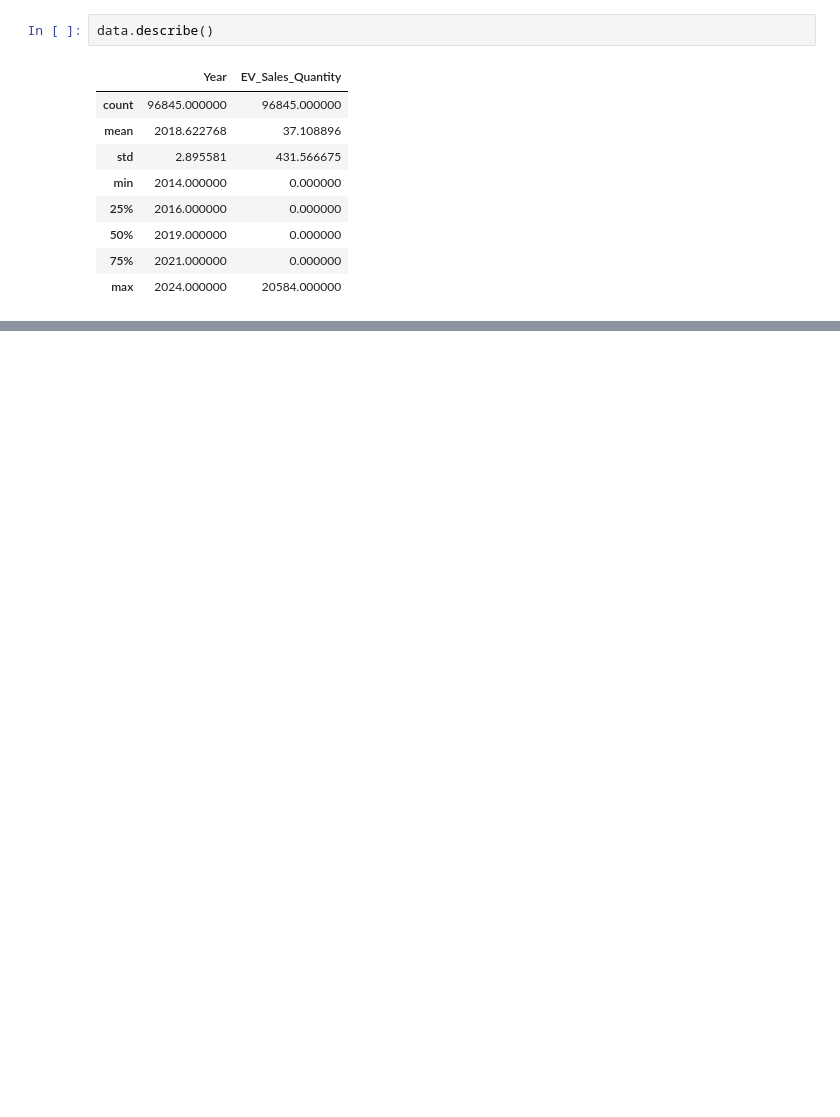
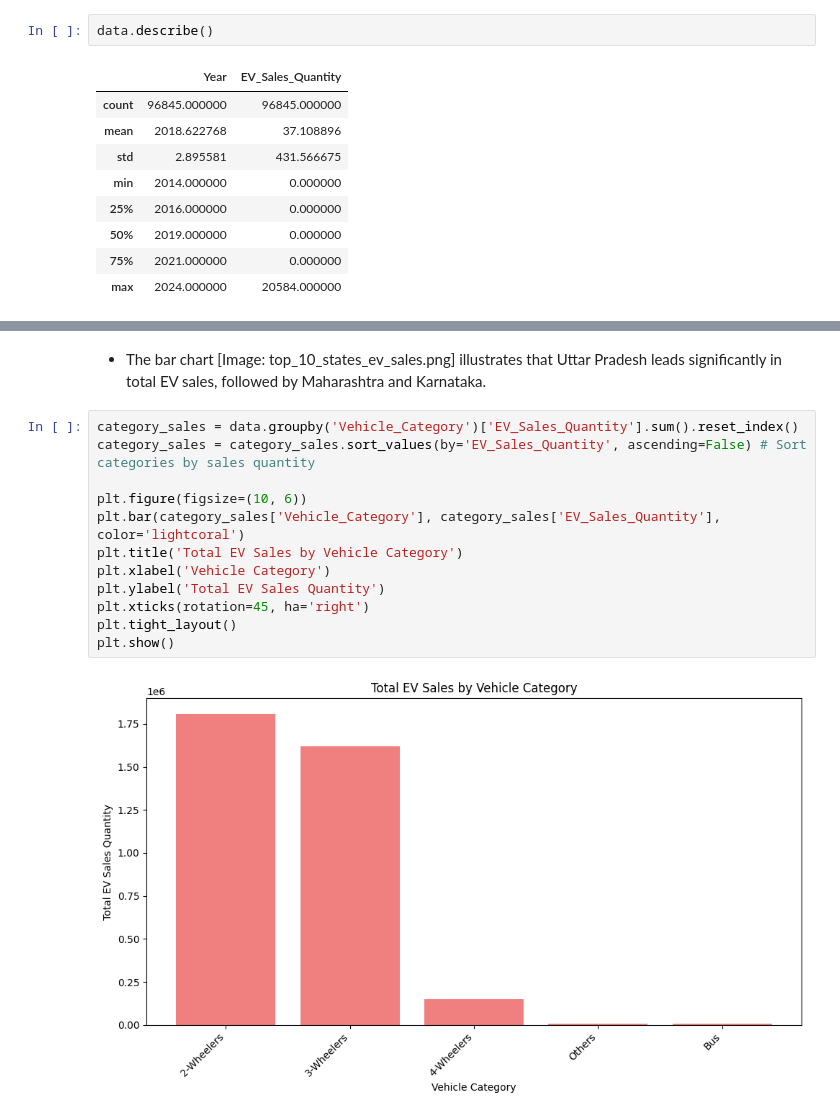
Before and after one commit to ldotmithu/-Electric-Vehicle-Sales-by-State-in-India, a Jupyter notebook: ev_sales_analysis.ipynb, the cells around one changed output, grey strips where cells are left out. Saved outputs shown, nothing was run; the diff lists cells and outputs as text; blank space fills up the shorter version.

```diff
--- a/ev_sales_analysis.ipynb
+++ b/ev_sales_analysis.ipynb
@@ -259,0 +338,16 @@ Electric Vehicle Sales Analysis Insights:
+# %% [markdown]
+- The bar chart [Image: top_10_states_ev_sales.png] illustrates that Uttar Pradesh leads significantly in total EV sales, followed by Maharashtra and Karnataka.
+# %%
+category_sales = data.groupby('Vehicle_Category')['EV_Sales_Quantity'].sum().reset_index()
+category_sales = category_sales.sort_values(by='EV_Sales_Quantity', ascending=False) # Sort categories by sales quantity
+
+plt.figure(figsize=(10, 6))
+plt.bar(category_sales['Vehicle_Category'], category_sales['EV_Sales_Quantity'], color='lightcoral')
+plt.title('Total EV Sales by Vehicle Category')
+plt.xlabel('Vehicle Category')
+plt.ylabel('Total EV Sales Quantity')
+plt.xticks(rotation=45, ha='right')
+plt.tight_layout()
+plt.show()
+# %% [output]
+[figure, added]
```
Also changed, not shown: parts of 40 cells of this notebook, 1 other file.
